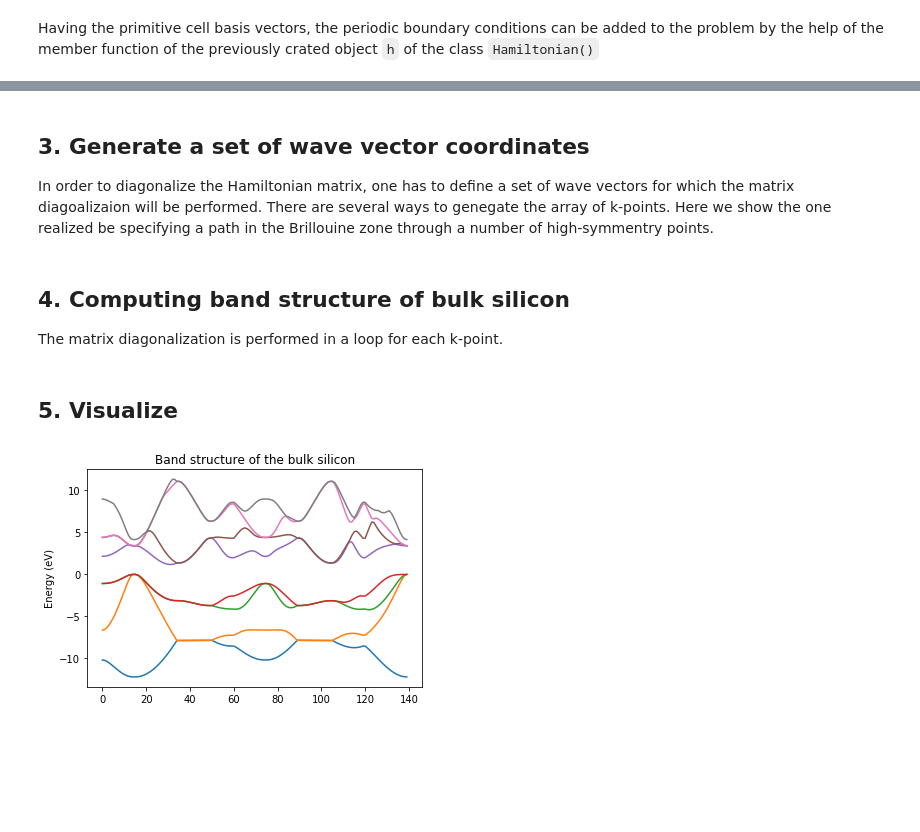
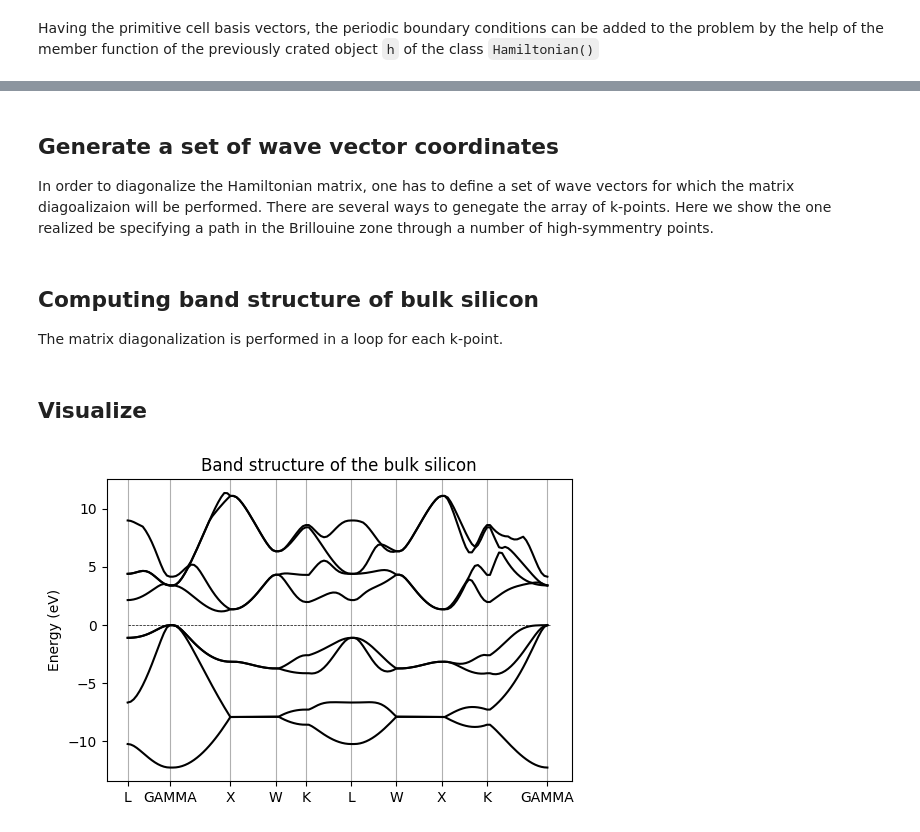
Before and after one commit to freude/NanoNet, a Jupyter notebook: jupyter_notebooks/bulk_silicon.ipynb, the cells around one changed output, grey strips where cells are left out. Saved outputs shown, nothing was run; the diff lists cells and outputs as text; code cells hidden in the pictures; blank space fills up the shorter version.

```diff
--- a/jupyter_notebooks/bulk_silicon.ipynb
+++ b/jupyter_notebooks/bulk_silicon.ipynb
@@ -102,6 +101,6 @@ Virtual and interfacial atoms:
 ---------------------------------
 # %% [markdown]
-## 3. Generate a set of wave vector coordinates
+## Generate a set of wave vector coordinates
 
 In order to diagonalize the Hamiltonian matrix, one has to define a set of wave vectors for which the matrix diagoalizaion will be performed. There are several ways to genegate the array of k-points. Here we show the one realized be specifying a path in the Brillouine zone through a number of high-symmentry points.
 # %%
@@ -112,7 +111,7 @@ num_points = [15, 20, 15, 10, 15, 15, 15, 15, 20]
 k = get_k_coords(sym_points, num_points, 'Si')
 # %% [markdown]
 
-## 4. Computing band structure of bulk silicon
+## Computing band structure of bulk silicon
 
 The matrix diagonalization is performed in a loop for each k-point.
 # %%
@@ -121,12 +120,16 @@ vals = np.zeros((sum(num_points), h.h_matrix.shape[0]), dtype=np.complex)
 for jj, item in enumerate(k):
     vals[jj, :], _ = h.diagonalize_periodic_bc(item)
 # %% [markdown]
-## 5. Visualize
+## Visualize
 # %%
+plt.figure(dpi=100)
 ax = plt.axes()
 ax.set_title('Band structure of the bulk silicon')
 ax.set_ylabel('Energy (eV)')
-ax.plot(np.sort(np.real(vals))[:, :8])
+ax.plot(np.sort(np.real(vals))[:, :8], 'k')
+ax.plot([0, vals.shape[0]], [0, 0], '--', color='k', linewidth=0.5)
+plt.xticks(np.insert(np.cumsum(num_points)-1,0,0), labels=sym_points)
+ax.xaxis.grid()
 plt.show()
 # %% [output]
-[figure, old version]
+[figure, new version]
```
Also changed, not shown: parts of 8 cells of this notebook, 56 other files.
